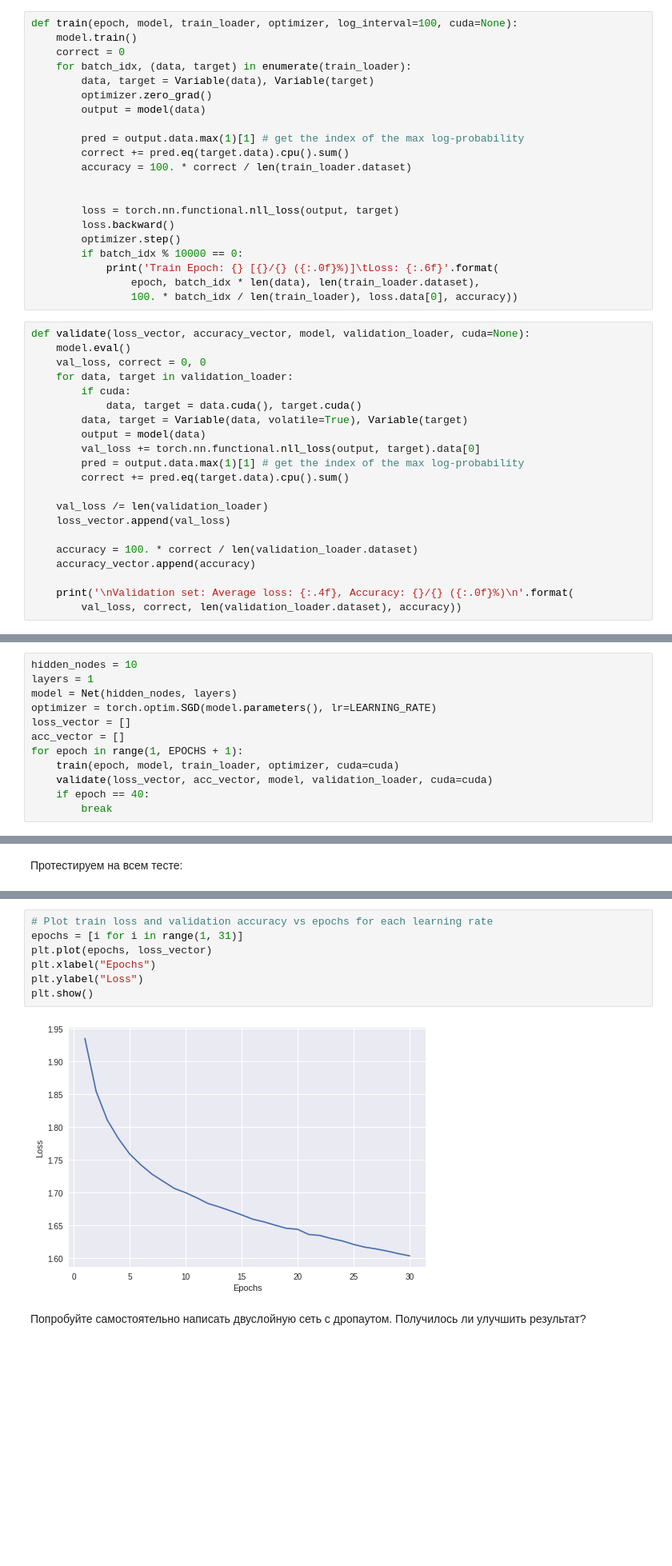
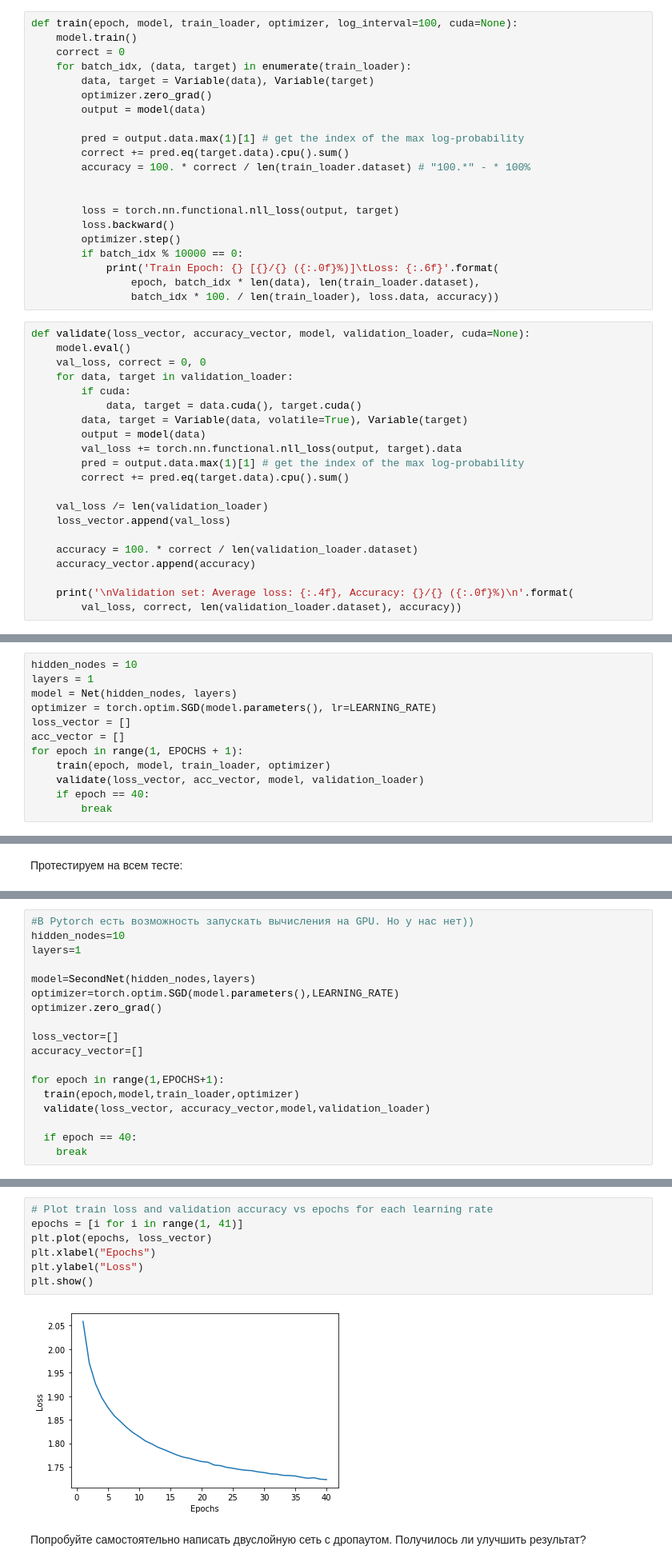
Before and after one commit to bulinayas/Deep-deep-learning, a Jupyter notebook: [seminar1]cifar10.ipynb, the cells around one changed output, grey strips where cells are left out. Shown: that part at 80% size. Cells and saved outputs as stored; diff of their text form; blank space fills up the shorter version.

```diff
--- a/[seminar1]cifar10.ipynb
+++ b/[seminar1]cifar10.ipynb
@@ -160,7 +160,7 @@ def train(epoch, model, train_loader, optimizer, log_interval=100, cuda=None):
 
         pred = output.data.max(1)[1] # get the index of the max log-probability
         correct += pred.eq(target.data).cpu().sum()
-        accuracy = 100. * correct / len(train_loader.dataset)
+        accuracy = 100. * correct / len(train_loader.dataset) # "100.*" - * 100%
 
 
         loss = torch.nn.functional.nll_loss(output, target)
@@ -169,7 +169,7 @@ def train(epoch, model, train_loader, optimizer, log_interval=100, cuda=None):
         if batch_idx % 10000 == 0:
             print('Train Epoch: {} [{}/{} ({:.0f}%)]\tLoss: {:.6f}'.format(
                 epoch, batch_idx * len(data), len(train_loader.dataset),
-                100. * batch_idx / len(train_loader), loss.data[0], accuracy))
+                batch_idx * 100. / len(train_loader), loss.data, accuracy))
 # %%
 def validate(loss_vector, accuracy_vector, model, validation_loader, cuda=None):
     model.eval()
@@ -179,7 +179,7 @@ def validate(loss_vector, accuracy_vector, model, validation_loader, cuda=None):
             data, target = data.cuda(), target.cuda()
         data, target = Variable(data, volatile=True), Variable(target)
         output = model(data)
-        val_loss += torch.nn.functional.nll_loss(output, target).data[0]
+        val_loss += torch.nn.functional.nll_loss(output, target).data
         pred = output.data.max(1)[1] # get the index of the max log-probability
         correct += pred.eq(target.data).cpu().sum()
 
@@ -201,8 +199,8 @@ optimizer = torch.optim.SGD(model.parameters(), lr=LEARNING_RATE)
 loss_vector = []
 acc_vector = []
 for epoch in range(1, EPOCHS + 1):
-    train(epoch, model, train_loader, optimizer, cuda=cuda)
-    validate(loss_vector, acc_vector, model, validation_loader, cuda=cuda)
+    train(epoch, model, train_loader, optimizer)
+    validate(loss_vector, acc_vector, model, validation_loader)
     if epoch == 40:
         break
 # %% [output]
@@ -348,0 +327,18 @@ Train Epoch: 30 [0/50000 (0%)]  Loss: 1.648405
+# %%
+#В Pytorch есть возможность запускать вычисления на GPU. Но у нас нет))
+hidden_nodes=10
+layers=1
+
+model=SecondNet(hidden_nodes,layers)
+optimizer=torch.optim.SGD(model.parameters(),LEARNING_RATE)
+optimizer.zero_grad()
+
+loss_vector=[]
+accuracy_vector=[]
+
+for epoch in range(1,EPOCHS+1):
+  train(epoch,model,train_loader,optimizer)
+  validate(loss_vector, accuracy_vector,model,validation_loader)
+
+  if epoch == 40:
+    break
@@ -351,13 +366,13 @@ Train Epoch: 30 [0/50000 (0%)]  Loss: 1.648405
 # to load use model.load_state_dict(torch.load('Second_Model.pt'))
 # %%
 # Plot train loss and validation accuracy vs epochs for each learning rate
-epochs = [i for i in range(1, 31)]
+epochs = [i for i in range(1, 41)]
 plt.plot(epochs, loss_vector)
 plt.xlabel("Epochs")
 plt.ylabel("Loss")
 plt.show()
 # %% [output]
-[figure, old version]
+[figure, new version]
 # %% [markdown]
 Попробуйте самостоятельно написать двуслойную сеть с дропаутом. Получилось ли улучшить результат?
 # %%
```
Also changed, not shown: parts of 17 cells of this notebook.
